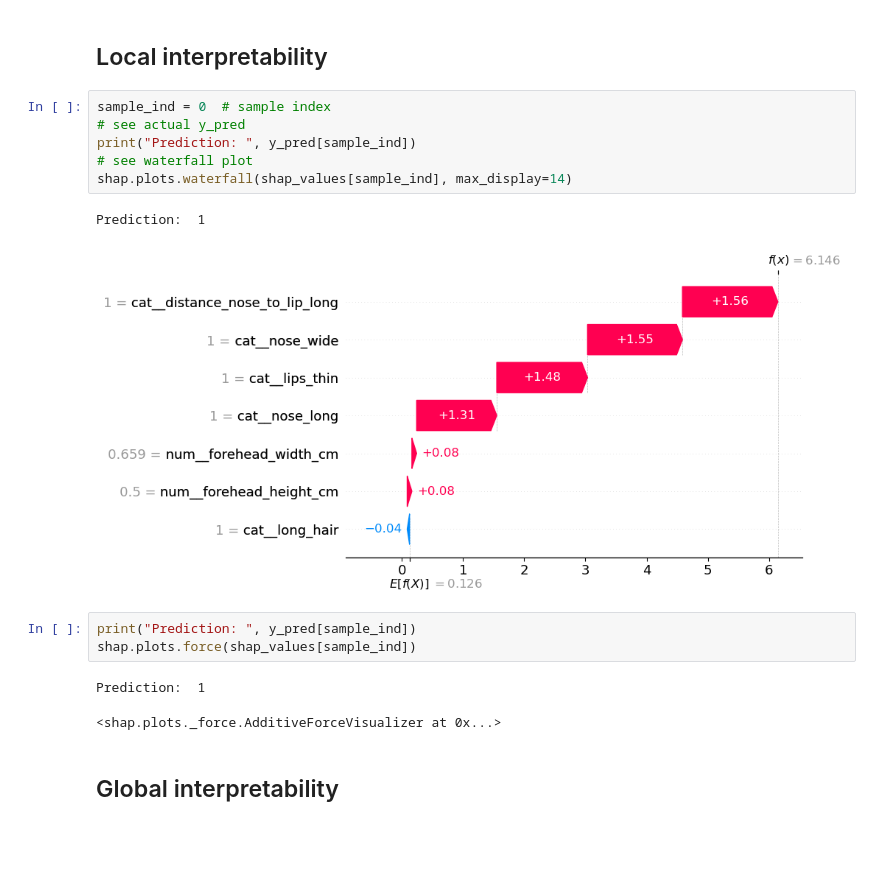
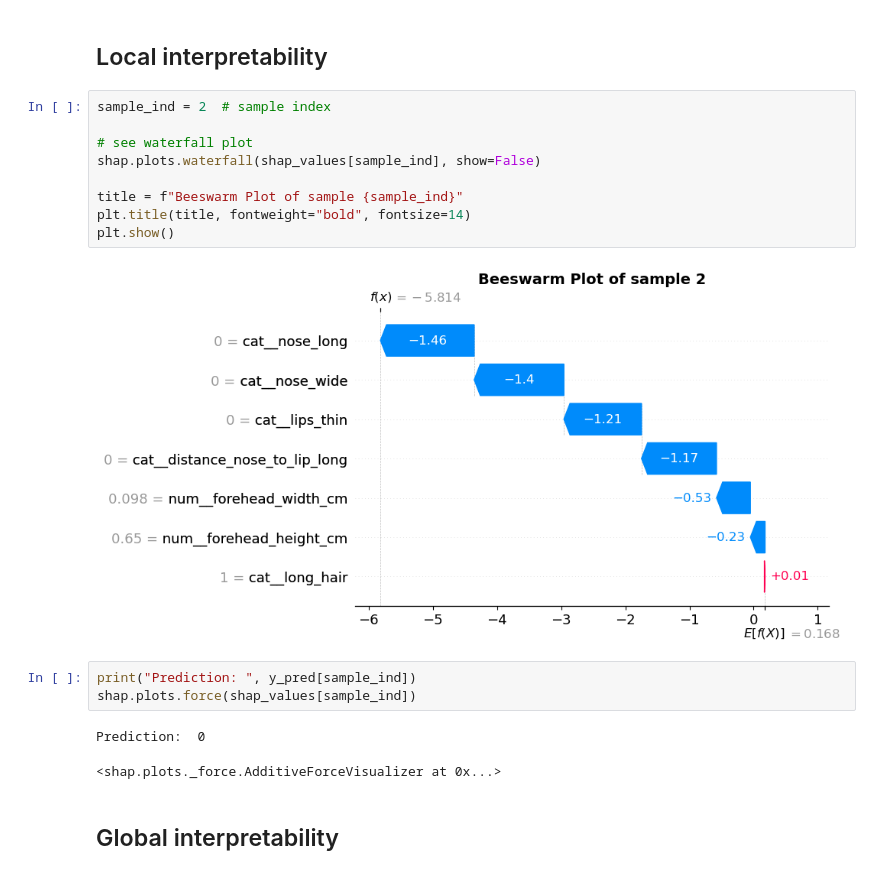
Before and after one commit to danjelito/gender-clf-with-shap, a Jupyter notebook: main.ipynb, the cells around one changed output. Cells and saved outputs as stored; diff of their text form; blank space fills up the shorter version.

Commit message:
add title to waterfall plot

```diff
--- a/main.ipynb
+++ b/main.ipynb
@@ -187,19 +184,21 @@ shap_values.values.shape
 # %% [markdown]
 ## Local interpretability
 # %%
-sample_ind = 0  # sample index
-# see actual y_pred
-print("Prediction: ", y_pred[sample_ind])
+sample_ind = 2  # sample index
+
 # see waterfall plot
-shap.plots.waterfall(shap_values[sample_ind], max_display=14)
+shap.plots.waterfall(shap_values[sample_ind], show=False)
+
+title = f"Beeswarm Plot of sample {sample_ind}"
+plt.title(title, fontweight="bold", fontsize=14)
+plt.show()
 # %% [output]
-Prediction:  1
-[figure, old version]
+[figure, new version]
 # %%
 print("Prediction: ", y_pred[sample_ind])
 shap.plots.force(shap_values[sample_ind])
 # %% [output]
-Prediction:  1
+Prediction:  0
 <shap.plots._force.AdditiveForceVisualizer at 0x...>
 # %% [markdown]
 ## Global interpretability
```
Also changed, not shown: parts of 6 cells of this notebook.
